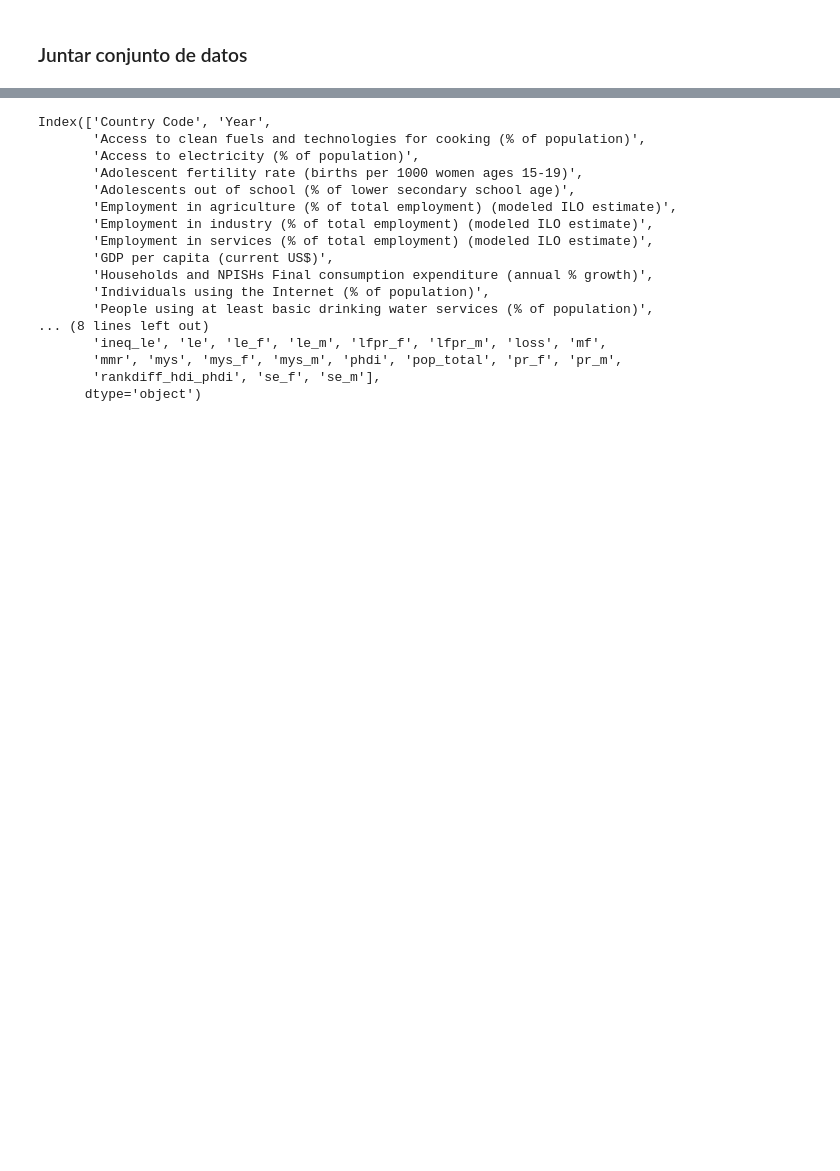
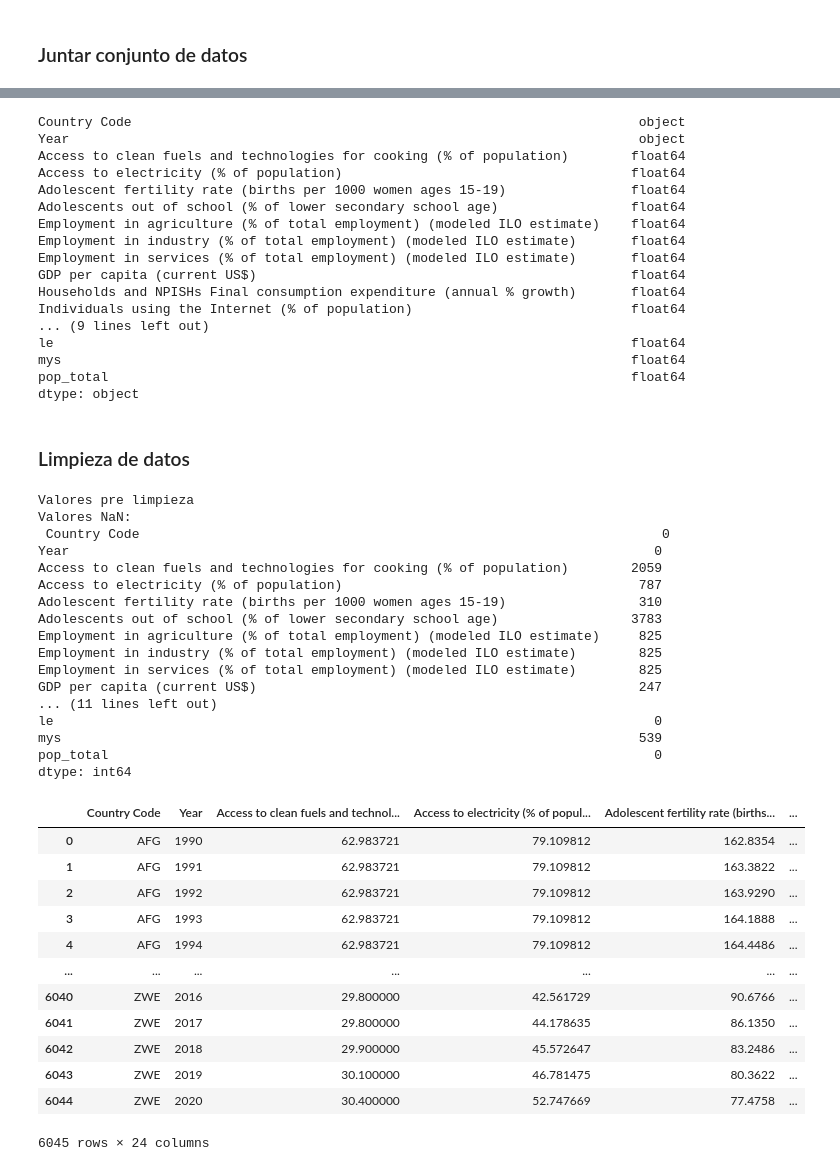
Before and after one commit to Aq202/uvg_mineria_proyecto1, a Jupyter notebook: entrega final/proyecto_ef_diego.ipynb, the cells around one changed output, grey strips where cells are left out. Saved outputs shown, nothing was run; the diff lists cells and outputs as text; code cells hidden in the pictures; blank space fills up the shorter version.

Commit message:
Limpieza de datos

```diff
--- a/entrega final/proyecto_ef_diego.ipynb
+++ b/entrega final/proyecto_ef_diego.ipynb
@@ -87,20 +133,63 @@ data
 # %%
-data.columns
+data.dtypes
 # %% [output]
-Index(['Country Code', 'Year',
-       'Access to clean fuels and technologies for cooking (% of population)',
-       'Access to electricity (% of population)',
-       'Adolescent fertility rate (births per 1000 women ages 15-19)',
-       'Adolescents out of school (% of lower secondary school age)',
-       'Employment in agriculture (% of total employment) (modeled ILO estimate)',
-       'Employment in industry (% of total employment) (modeled ILO estimate)',
-       'Employment in services (% of total employment) (modeled ILO estimate)',
-       'GDP per capita (current US$)',
-       'Households and NPISHs Final consumption expenditure (annual % growth)',
-       'Individuals using the Internet (% of population)',
-       'People using at least basic drinking water services (% of population)',
-... (8 lines left out)
-       'ineq_le', 'le', 'le_f', 'le_m', 'lfpr_f', 'lfpr_m', 'loss', 'mf',
-       'mmr', 'mys', 'mys_f', 'mys_m', 'phdi', 'pop_total', 'pr_f', 'pr_m',
-       'rankdiff_hdi_phdi', 'se_f', 'se_m'],
-      dtype='object')
+Country Code                                                                 object
+Year                                                                         object
+Access to clean fuels and technologies for cooking (% of population)        float64
+Access to electricity (% of population)                                     float64
+Adolescent fertility rate (births per 1000 women ages 15-19)                float64
+Adolescents out of school (% of lower secondary school age)                 float64
+Employment in agriculture (% of total employment) (modeled ILO estimate)    float64
+Employment in industry (% of total employment) (modeled ILO estimate)       float64
+Employment in services (% of total employment) (modeled ILO estimate)       float64
+GDP per capita (current US$)                                                float64
+Households and NPISHs Final consumption expenditure (annual % growth)       float64
+Individuals using the Internet (% of population)                            float64
+... (9 lines left out)
+le                                                                          float64
+mys                                                                         float64
+pop_total                                                                   float64
+dtype: object
+# %% [markdown]
+### Limpieza de datos
+# %%
+print("Valores pre limpieza")
+print("Valores NaN:\n", data.isna().sum())
+
+numeric_columns = data.select_dtypes(include=['float64', 'int64']).columns
+column_means = data[numeric_columns].mean()
+df_clean =  data.copy()  # Copia del DataFrame original para no modificarlo directamente
+df_clean[numeric_columns] = df_clean[numeric_columns].fillna(column_means)
+#print("Valores NaN:\n", df_clean.isna().sum())
+df_clean
+# %% [output]
+Valores pre limpieza
+Valores NaN:
+ Country Code                                                                   0
+Year                                                                           0
+Access to clean fuels and technologies for cooking (% of population)        2059
+Access to electricity (% of population)                                      787
+Adolescent fertility rate (births per 1000 women ages 15-19)                 310
+Adolescents out of school (% of lower secondary school age)                 3783
+Employment in agriculture (% of total employment) (modeled ILO estimate)     825
+Employment in industry (% of total employment) (modeled ILO estimate)        825
+Employment in services (% of total employment) (modeled ILO estimate)        825
+GDP per capita (current US$)                                                 247
+... (11 lines left out)
+le                                                                             0
+mys                                                                          539
+pop_total                                                                      0
+dtype: int64
+|  | Country Code | Year | Access to clean fuels and technol... | Access to electricity (% of popul... | Adolescent fertility rate (births... | ... |
+| 0 | AFG | 1990 | 62.983721 | 79.109812 | 162.8354 | ... |
+| 1 | AFG | 1991 | 62.983721 | 79.109812 | 163.3822 | ... |
+| 2 | AFG | 1992 | 62.983721 | 79.109812 | 163.9290 | ... |
+| 3 | AFG | 1993 | 62.983721 | 79.109812 | 164.1888 | ... |
+| 4 | AFG | 1994 | 62.983721 | 79.109812 | 164.4486 | ... |
+| ... | ... | ... | ... | ... | ... | ... |
+| 6040 | ZWE | 2016 | 29.800000 | 42.561729 | 90.6766 | ... |
+| 6041 | ZWE | 2017 | 29.800000 | 44.178635 | 86.1350 | ... |
+| 6042 | ZWE | 2018 | 29.900000 | 45.572647 | 83.2486 | ... |
+| 6043 | ZWE | 2019 | 30.100000 | 46.781475 | 80.3622 | ... |
+| 6044 | ZWE | 2020 | 30.400000 | 52.747669 | 77.4758 | ... |
+6045 rows × 24 columns
```
Also changed, not shown: parts of 5 cells of this notebook.
